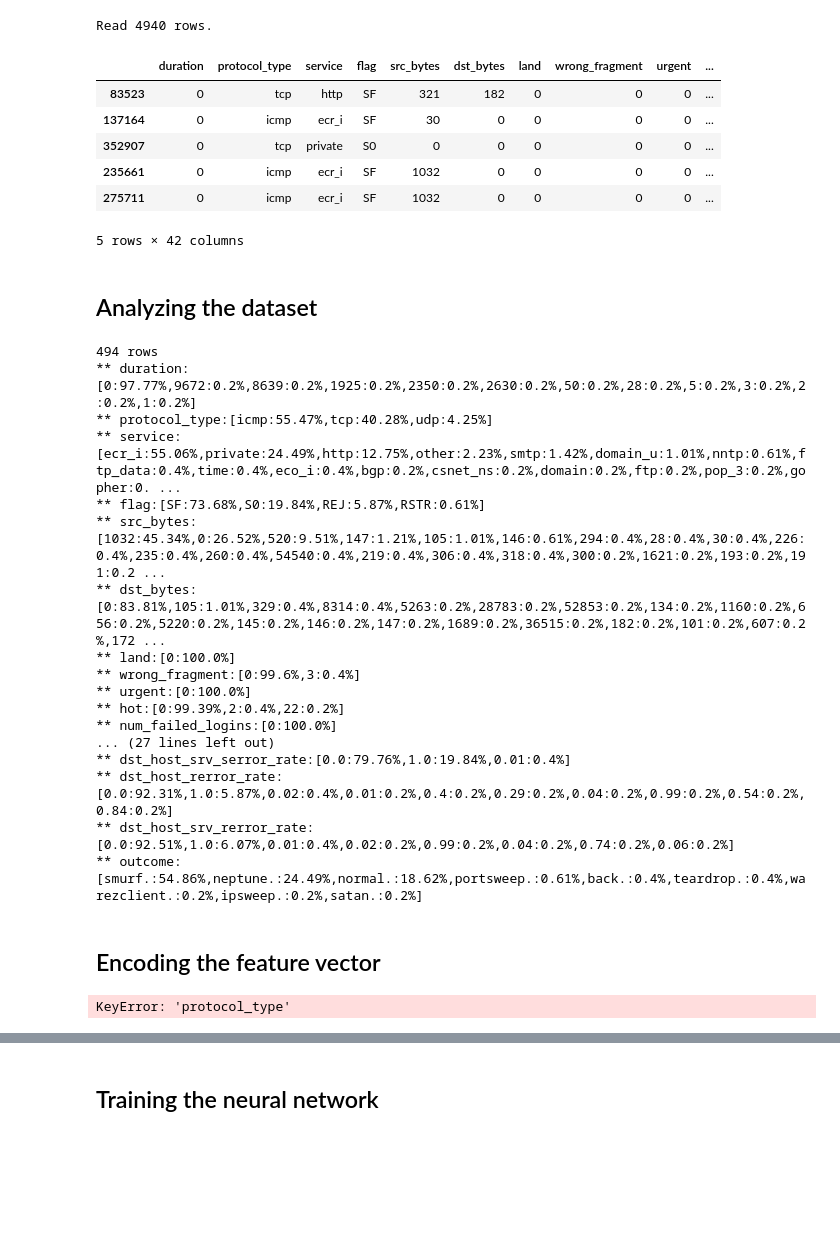
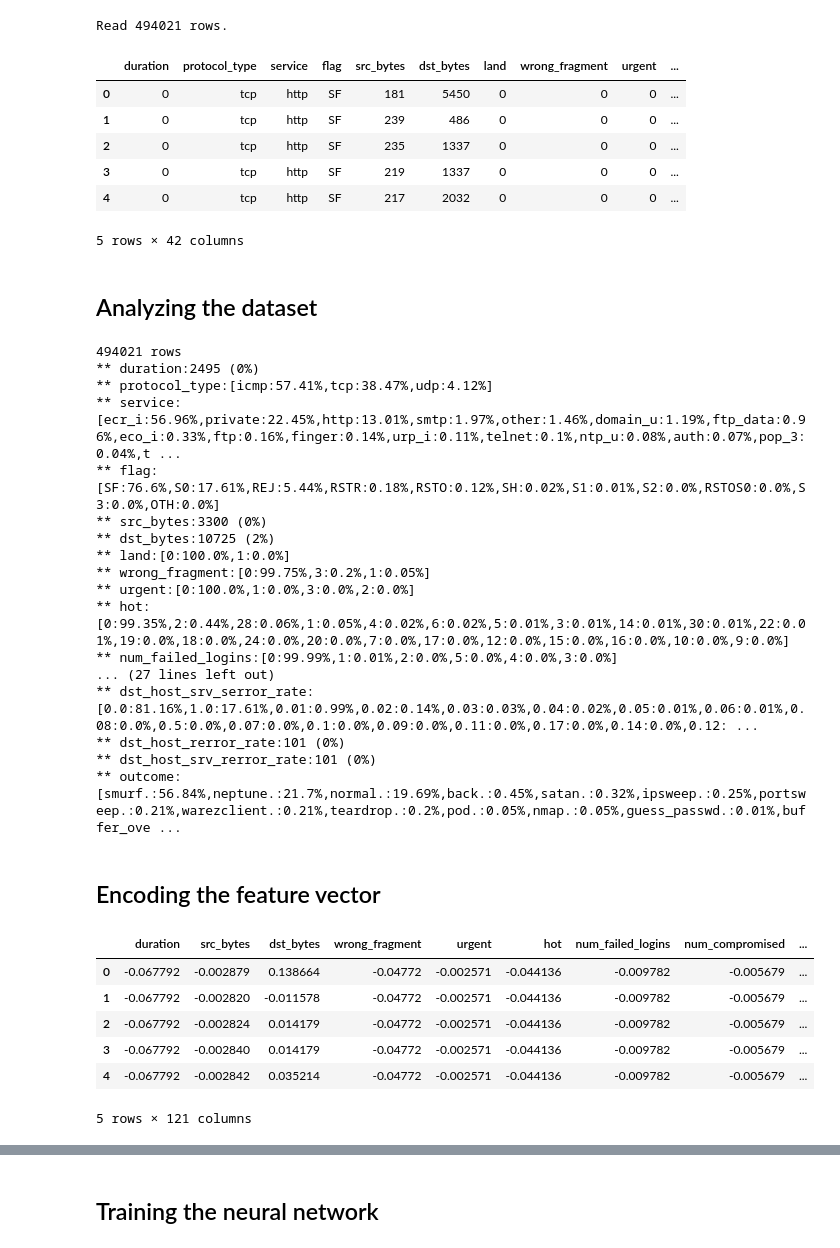
Before and after one commit to ngoquanghuy99/IDS, a Jupyter notebook: DataProcessingAndTraining.ipynb, the cells around one changed output, grey strips where cells are left out. Cells and saved outputs as stored; diff of their text form; code cells hidden in the pictures; blank space fills up the shorter version.

Commit message:
update dataset withoout head

```diff
--- a/DataProcessingAndTraining.ipynb
+++ b/DataProcessingAndTraining.ipynb
@@ -19,7 +16,7 @@ C:\Users\ngohuy143\.keras\datasets\kddcup.data_10_percent.gz
 df = pd.read_csv(path, header=None)
 # %%
 print("Read {} rows.". format(len(df)))
-df = df.sample(frac=0.1, replace=False) # sample only 10% of the dataset
+# df = df.sample(frac=0.1, replace=False) # sample only 10% of the dataset
 
 df.dropna(inplace=True, axis=1) # for now, just drop NA's (rows with missing values)
 
@@ -47,39 +44,39 @@ df.columns = [
     'num_access_files',
     'num_outbound_cmds',
     'is_host_login',
     'is_guest_login',
     'count',
     'srv_count',
     'serror_rate',
     'srv_serror_rate',
     'rerror_rate',
     'srv_rerror_rate',
     'same_srv_rate',
     'diff_srv_rate',
     'srv_diff_host_rate',
     'dst_host_count',
     'dst_host_srv_count',
     'dst_host_same_srv_rate',
     'dst_host_diff_srv_rate',
     'dst_host_same_src_port_rate',
     'dst_host_srv_diff_host_rate',
     'dst_host_serror_rate',
     'dst_host_srv_serror_rate',
     'dst_host_rerror_rate',
     'dst_host_srv_rerror_rate',
     'outcome'
 ]
 
 # display 5 rows
 df[0:5]
 # %% [output]
-Read 4940 rows.
+Read 494021 rows.
 |  | duration | protocol_type | service | flag | src_bytes | dst_bytes | land | wrong_fragment | urgent | ... |
-| 83523 | 0 | tcp | http | SF | 321 | 182 | 0 | 0 | 0 | ... |
-| 137164 | 0 | icmp | ecr_i | SF | 30 | 0 | 0 | 0 | 0 | ... |
-| 352907 | 0 | tcp | private | S0 | 0 | 0 | 0 | 0 | 0 | ... |
-| 235661 | 0 | icmp | ecr_i | SF | 1032 | 0 | 0 | 0 | 0 | ... |
-| 275711 | 0 | icmp | ecr_i | SF | 1032 | 0 | 0 | 0 | 0 | ... |
+| 0 | 0 | tcp | http | SF | 181 | 5450 | 0 | 0 | 0 | ... |
+| 1 | 0 | tcp | http | SF | 239 | 486 | 0 | 0 | 0 | ... |
+| 2 | 0 | tcp | http | SF | 235 | 1337 | 0 | 0 | 0 | ... |
+| 3 | 0 | tcp | http | SF | 219 | 1337 | 0 | 0 | 0 | ... |
+| 4 | 0 | tcp | http | SF | 217 | 2032 | 0 | 0 | 0 | ... |
 5 rows × 42 columns
 # %% [markdown]
 ## Analyzing the dataset
@@ -115,23 +112,23 @@ from scipy.stats import zscore
 
 analyze(df)
 # %% [output]
-494 rows
-** duration:[0:97.77%,9672:0.2%,8639:0.2%,1925:0.2%,2350:0.2%,2630:0.2%,50:0.2%,28:0.2%,5:0.2%,3:0.2%,2:0.2%,1:0.2%]
-** protocol_type:[icmp:55.47%,tcp:40.28%,udp:4.25%]
-** service:[ecr_i:55.06%,private:24.49%,http:12.75%,other:2.23%,smtp:1.42%,domain_u:1.01%,nntp:0.61%,ftp_data:0.4%,time:0.4%,eco_i:0.4%,bgp:0.2%,csnet_ns:0.2%,domain:0.2%,ftp:0.2%,pop_3:0.2%,gopher:0. ...
-** flag:[SF:73.68%,S0:19.84%,REJ:5.87%,RSTR:0.61%]
-** src_bytes:[1032:45.34%,0:26.52%,520:9.51%,147:1.21%,105:1.01%,146:0.61%,294:0.4%,28:0.4%,30:0.4%,226:0.4%,235:0.4%,260:0.4%,54540:0.4%,219:0.4%,306:0.4%,318:0.4%,300:0.2%,1621:0.2%,193:0.2%,191:0.2 ...
-** dst_bytes:[0:83.81%,105:1.01%,329:0.4%,8314:0.4%,5263:0.2%,28783:0.2%,52853:0.2%,134:0.2%,1160:0.2%,656:0.2%,5220:0.2%,145:0.2%,146:0.2%,147:0.2%,1689:0.2%,36515:0.2%,182:0.2%,101:0.2%,607:0.2%,172 ...
-** land:[0:100.0%]
-** wrong_fragment:[0:99.6%,3:0.4%]
-** urgent:[0:100.0%]
-** hot:[0:99.39%,2:0.4%,22:0.2%]
-** num_failed_logins:[0:100.0%]
+494021 rows
+** duration:2495 (0%)
+** protocol_type:[icmp:57.41%,tcp:38.47%,udp:4.12%]
+** service:[ecr_i:56.96%,private:22.45%,http:13.01%,smtp:1.97%,other:1.46%,domain_u:1.19%,ftp_data:0.96%,eco_i:0.33%,ftp:0.16%,finger:0.14%,urp_i:0.11%,telnet:0.1%,ntp_u:0.08%,auth:0.07%,pop_3:0.04%,t ...
+** flag:[SF:76.6%,S0:17.61%,REJ:5.44%,RSTR:0.18%,RSTO:0.12%,SH:0.02%,S1:0.01%,S2:0.0%,RSTOS0:0.0%,S3:0.0%,OTH:0.0%]
+** src_bytes:3300 (0%)
+** dst_bytes:10725 (2%)
+** land:[0:100.0%,1:0.0%]
+** wrong_fragment:[0:99.75%,3:0.2%,1:0.05%]
+** urgent:[0:100.0%,1:0.0%,3:0.0%,2:0.0%]
+** hot:[0:99.35%,2:0.44%,28:0.06%,1:0.05%,4:0.02%,6:0.02%,5:0.01%,3:0.01%,14:0.01%,30:0.01%,22:0.01%,19:0.0%,18:0.0%,24:0.0%,20:0.0%,7:0.0%,17:0.0%,12:0.0%,15:0.0%,16:0.0%,10:0.0%,9:0.0%]
+** num_failed_logins:[0:99.99%,1:0.01%,2:0.0%,5:0.0%,4:0.0%,3:0.0%]
 ... (27 lines left out)
-** dst_host_srv_serror_rate:[0.0:79.76%,1.0:19.84%,0.01:0.4%]
-** dst_host_rerror_rate:[0.0:92.31%,1.0:5.87%,0.02:0.4%,0.01:0.2%,0.4:0.2%,0.29:0.2%,0.04:0.2%,0.99:0.2%,0.54:0.2%,0.84:0.2%]
-** dst_host_srv_rerror_rate:[0.0:92.51%,1.0:6.07%,0.01:0.4%,0.02:0.2%,0.99:0.2%,0.04:0.2%,0.74:0.2%,0.06:0.2%]
-** outcome:[smurf.:54.86%,neptune.:24.49%,normal.:18.62%,portsweep.:0.61%,back.:0.4%,teardrop.:0.4%,warezclient.:0.2%,ipsweep.:0.2%,satan.:0.2%]
+** dst_host_srv_serror_rate:[0.0:81.16%,1.0:17.61%,0.01:0.99%,0.02:0.14%,0.03:0.03%,0.04:0.02%,0.05:0.01%,0.06:0.01%,0.08:0.0%,0.5:0.0%,0.07:0.0%,0.1:0.0%,0.09:0.0%,0.11:0.0%,0.17:0.0%,0.14:0.0%,0.12: ...
+** dst_host_rerror_rate:101 (0%)
+** dst_host_srv_rerror_rate:101 (0%)
+** outcome:[smurf.:56.84%,neptune.:21.7%,normal.:19.69%,back.:0.45%,satan.:0.32%,ipsweep.:0.25%,portsweep.:0.21%,warezclient.:0.21%,teardrop.:0.2%,pod.:0.05%,nmap.:0.05%,guess_passwd.:0.01%,buffer_ove ...
 # %% [markdown]
 ## Encoding the feature vector
 # %%
@@ -201,7 +198,13 @@ df.dropna(inplace=True,axis=1)
 df[0:5]
 # This is the numeric feature vector, as it goes to the neural net
 # %% [output]
+|  | duration | src_bytes | dst_bytes | wrong_fragment | urgent | hot | num_failed_logins | num_compromised | ... |
+| 0 | -0.067792 | -0.002879 | 0.138664 | -0.04772 | -0.002571 | -0.044136 | -0.009782 | -0.005679 | ... |
+| 1 | -0.067792 | -0.002820 | -0.011578 | -0.04772 | -0.002571 | -0.044136 | -0.009782 | -0.005679 | ... |
+| 2 | -0.067792 | -0.002824 | 0.014179 | -0.04772 | -0.002571 | -0.044136 | -0.009782 | -0.005679 | ... |
+| 3 | -0.067792 | -0.002840 | 0.014179 | -0.04772 | -0.002571 | -0.044136 | -0.009782 | -0.005679 | ... |
+| 4 | -0.067792 | -0.002842 | 0.035214 | -0.04772 | -0.002571 | -0.044136 | -0.009782 | -0.005679 | ... |
-KeyError: 'protocol_type'
+5 rows × 121 columns
 # %%
 df[0:5]
 # %% [output]
```
Also changed, not shown: parts of 5 cells of this notebook, 1 other file.
